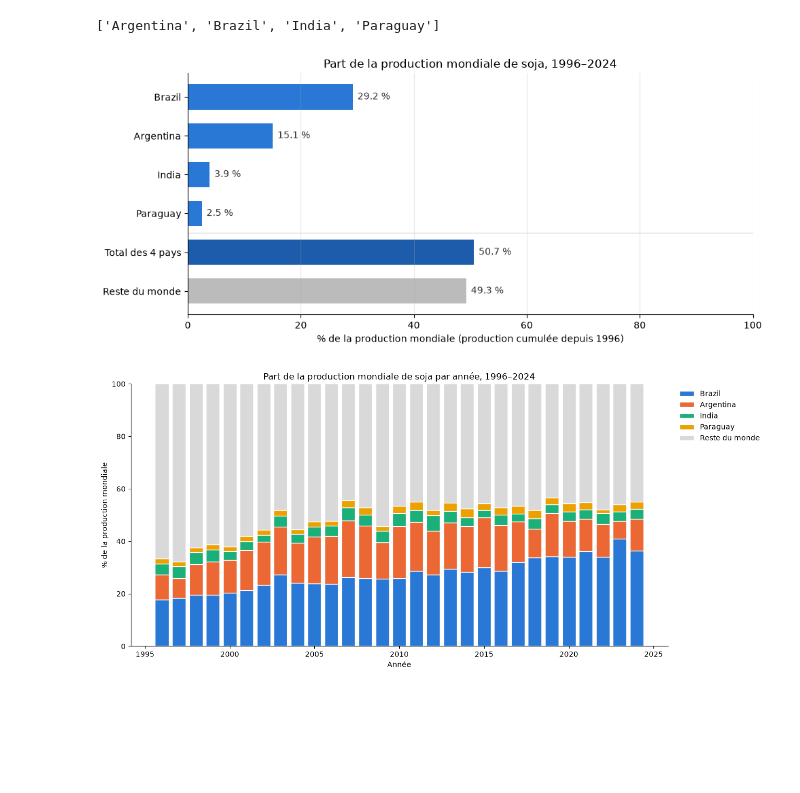
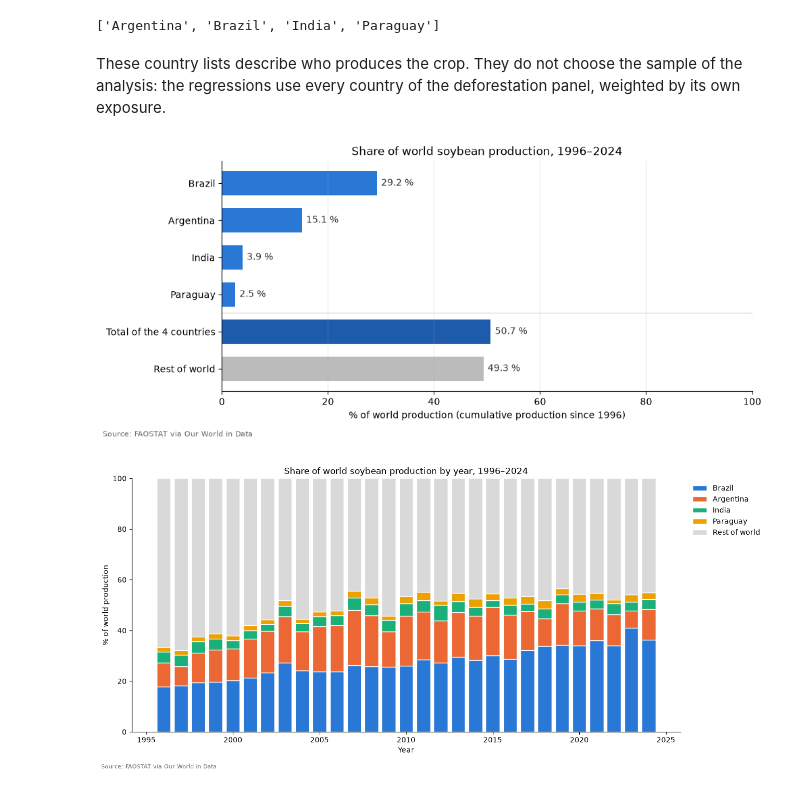
Before and after one commit to AndrewEberhardt/DataScienceProject, a Jupyter notebook: notebooks/david/david.productionsoy.ipynb, the cells around one changed output. Cells and saved outputs as stored; diff of their text form; code cells hidden in the pictures; blank space fills up the shorter version.

```diff
--- a/notebooks/david/david.productionsoy.ipynb
+++ b/notebooks/david/david.productionsoy.ipynb
@@ -4,8 +4,12 @@ import pandas as pd
 import matplotlib.pyplot as plt
 import seaborn as sns
 import plotly.express as px
+
+def add_source(fig, text):
+    """Write the data source under the chart."""
+    fig.text(0.01, 0.005, text, fontsize=8, color="#666666", ha="left", va="bottom")
 # %%
-path = "../../data/raw/crops/soybean-production.csv"
+path = "https://raw.githubusercontent.com/AndrewEberhardt/DataScienceProject/main/data/raw/crops/soybean-production.csv"
 soy= pd.read_csv(path)
 soy.head()
 # %% [output]
@@ -139,6 +145,8 @@ communs = sorted(set(pays_soy) & set(gros_producteurs_soy))
 communs
 # %% [output]
 ['Argentina', 'Brazil', 'India', 'Paraguay']
+# %% [markdown]
+These country lists describe who produces the crop. They do not choose the sample of the analysis: the regressions use every country of the deforestation panel, weighted by its own exposure.
 # %%
 pays_retenus = ["Brazil", "Argentina", "India", "Paraguay"]
 
@@ -146,7 +154,7 @@ part = prod_par_pays.set_index("pays").loc[pays_retenus, "part_%"].sort_values()
 total_4 = part.sum()
 
 barres = pd.concat([
-    pd.Series({"Reste du monde": 100 - total_4, "Total des 4 pays": total_4}),
+    pd.Series({"Rest of world": 100 - total_4, "Total of the 4 countries": total_4}),
     part,
 ])
 couleurs = ["#bbbbbb", "#1c5cab"] + ["#2a78d6"] * len(part)
@@ -157,45 +165,47 @@ for i, v in enumerate(barres.values):
     ax.text(v + 0.8, i, f"{v:.1f} %", va="center", fontsize=10, color="#333333")
 
 ax.axhline(1.5, color="#dddddd", linewidth=1)
-ax.set_title("Part de la production mondiale de soja, 1996–2024")
-ax.set_xlabel("% de la production mondiale (production cumulée depuis 1996)")
+ax.set_title("Share of world soybean production, 1996–2024")
+ax.set_xlabel("% of world production (cumulative production since 1996)")
 ax.set_xlim(0, 100)
 ax.grid(axis="x", alpha=0.3)
 ax.spines[["top", "right"]].set_visible(False)
-plt.tight_layout()
+add_source(fig, "Source: FAOSTAT via Our World in Data")
+plt.tight_layout(rect=(0, 0.03, 1, 1))
 plt.show()
 # %% [output]
-[figure, old version]
+[figure, new version]
 # %%
 soy2 = pd.read_csv(path)
 col = "Soybeans - Production (tonnes)"
 pays_retenus = ["Brazil", "Argentina", "India", "Paraguay"]
 
 # Production par pays et par année, depuis 1996
 soy_96 = soy2[soy2["Year"] >= 1996]
 monde = soy_96[soy_96["Entity"] == "World"].set_index("Year")[col]
 
 parts = (soy_96[soy_96["Entity"].isin(pays_retenus)]
          .pivot(index="Year", columns="Entity", values=col)[pays_retenus]
          .div(monde, axis=0) * 100)
-parts["Reste du monde"] = 100 - parts.sum(axis=1)
+parts["Rest of world"] = 100 - parts.sum(axis=1)
 
 couleurs = ["#2a78d6", "#eb6834", "#1baf7a", "#eda100", "#d9d9d9"]
 
 fig, ax = plt.subplots(figsize=(13, 6))
 bas = np.zeros(len(parts))
 for p, c in zip(parts.columns, couleurs):
     ax.bar(parts.index, parts[p], bottom=bas, color=c, width=0.8,
            edgecolor="white", linewidth=1, label=p)
     bas += parts[p].values
 
-ax.set_title("Part de la production mondiale de soja par année, 1996–2024")
-ax.set_xlabel("Année")
-ax.set_ylabel("% de la production mondiale")
+ax.set_title("Share of world soybean production by year, 1996–2024")
+ax.set_xlabel("Year")
+ax.set_ylabel("% of world production")
 ax.set_ylim(0, 100)
 ax.legend(frameon=False, bbox_to_anchor=(1.01, 1), loc="upper left")
 ax.spines[["top", "right"]].set_visible(False)
-plt.tight_layout()
+add_source(fig, "Source: FAOSTAT via Our World in Data")
+plt.tight_layout(rect=(0, 0.03, 1, 1))
 plt.show()
 # %% [output]
-[figure, old version]
+[figure, new version]
```
Also changed, not shown: parts of 2 cells of this notebook, 7 other files.
